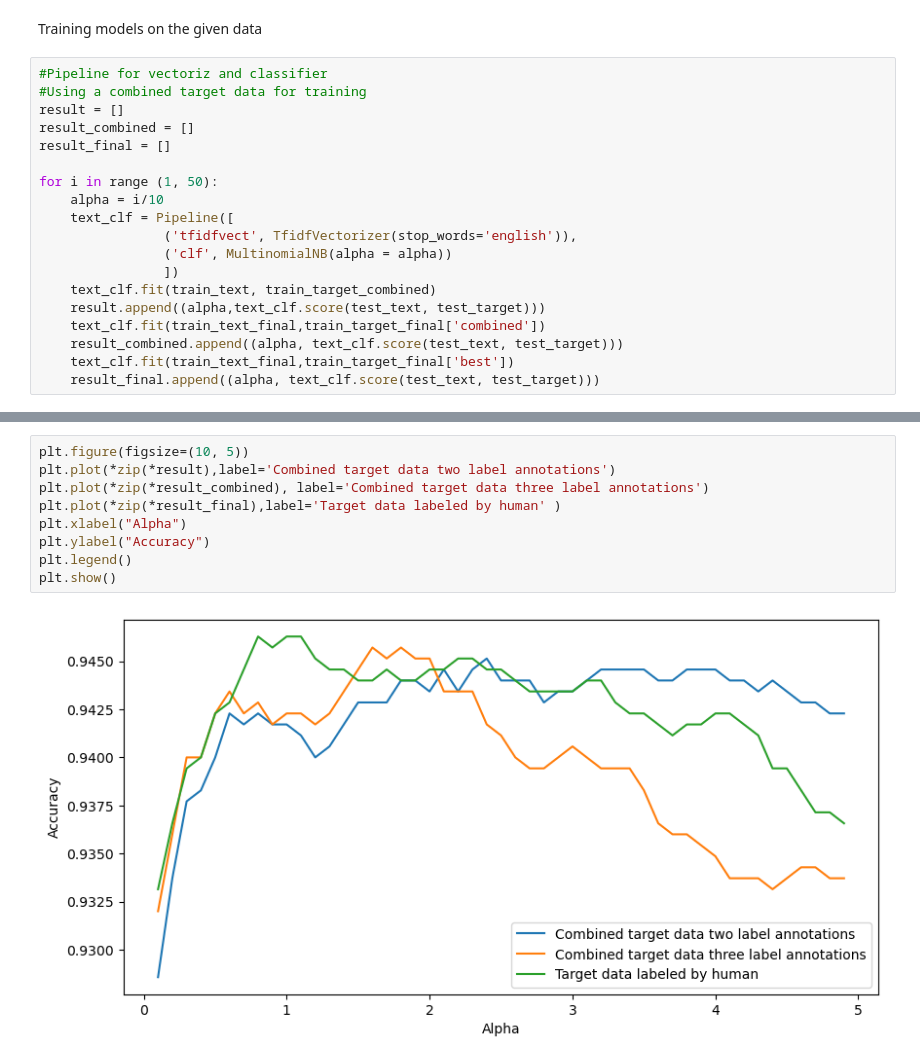
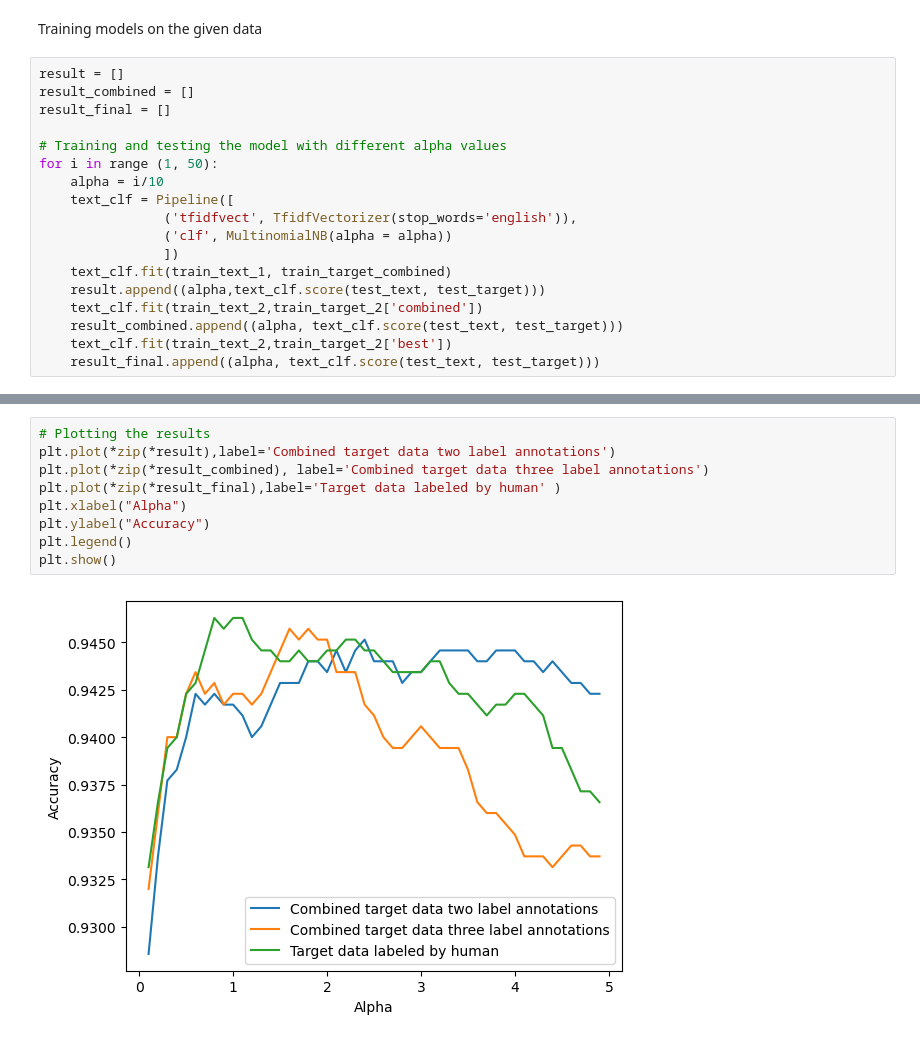
Before and after one commit to alfkar/DAT341, a Jupyter notebook: Assignment3/assignment3.ipynb, the cells around one changed output, grey strips where cells are left out. Drawn from its saved outputs; the diff is of its cells as text.

```diff
--- a/Assignment3/assignment3.ipynb
+++ b/Assignment3/assignment3.ipynb
@@ -30,22 +43,21 @@ test_target = test_data.iloc[:,0]
 # %% [markdown]
 Training models on the given data
 # %%
-#Pipeline for vectoriz and classifier
-#Using a combined target data for training
 result = []
 result_combined = []
 result_final = []
 
+# Training and testing the model with different alpha values
 for i in range (1, 50):
     alpha = i/10
     text_clf = Pipeline([
                 ('tfidfvect', TfidfVectorizer(stop_words='english')),
                 ('clf', MultinomialNB(alpha = alpha))
                 ])
-    text_clf.fit(train_text, train_target_combined)
+    text_clf.fit(train_text_1, train_target_combined)
     result.append((alpha,text_clf.score(test_text, test_target)))
-    text_clf.fit(train_text_final,train_target_final['combined'])
+    text_clf.fit(train_text_2,train_target_2['combined'])
     result_combined.append((alpha, text_clf.score(test_text, test_target)))
-    text_clf.fit(train_text_final,train_target_final['best'])
+    text_clf.fit(train_text_2,train_target_2['best'])
     result_final.append((alpha, text_clf.score(test_text, test_target)))
 # %%
@@ -91,11 +77,11 @@ alpha: 1.1
 # %%
-plt.figure(figsize=(10, 5))
+# Plotting the results
 plt.plot(*zip(*result),label='Combined target data two label annotations')
 plt.plot(*zip(*result_combined), label='Combined target data three label annotations')
 plt.plot(*zip(*result_final),label='Target data labeled by human' )
 plt.xlabel("Alpha")
 plt.ylabel("Accuracy")
 plt.legend()
 plt.show()
 # %% [output]
-[figure, old version]
+[figure, new version]
```
Also changed, not shown: parts of 6 cells of this notebook.
